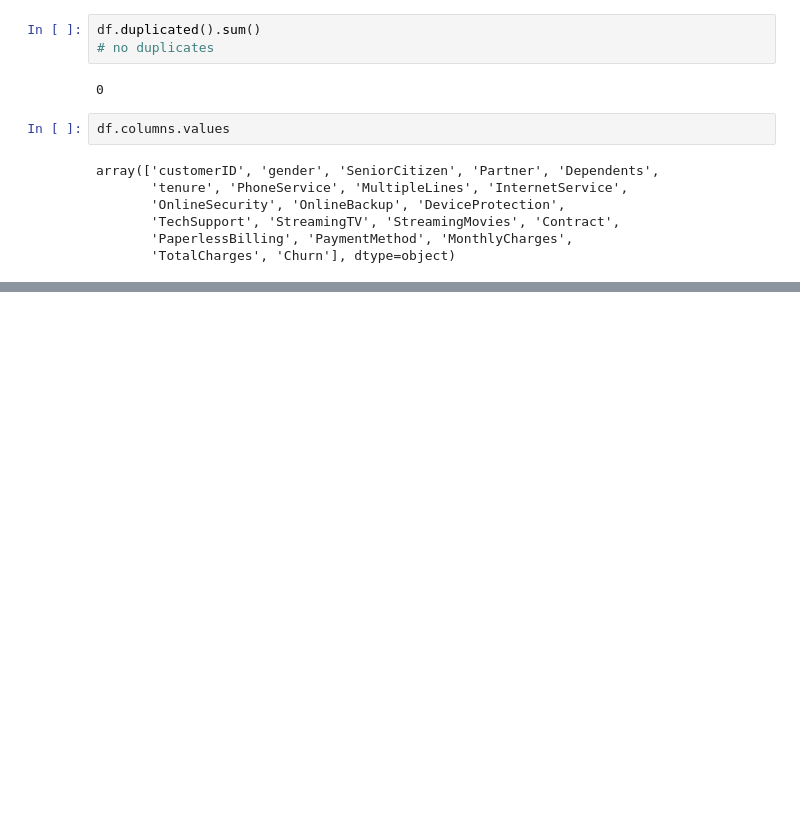
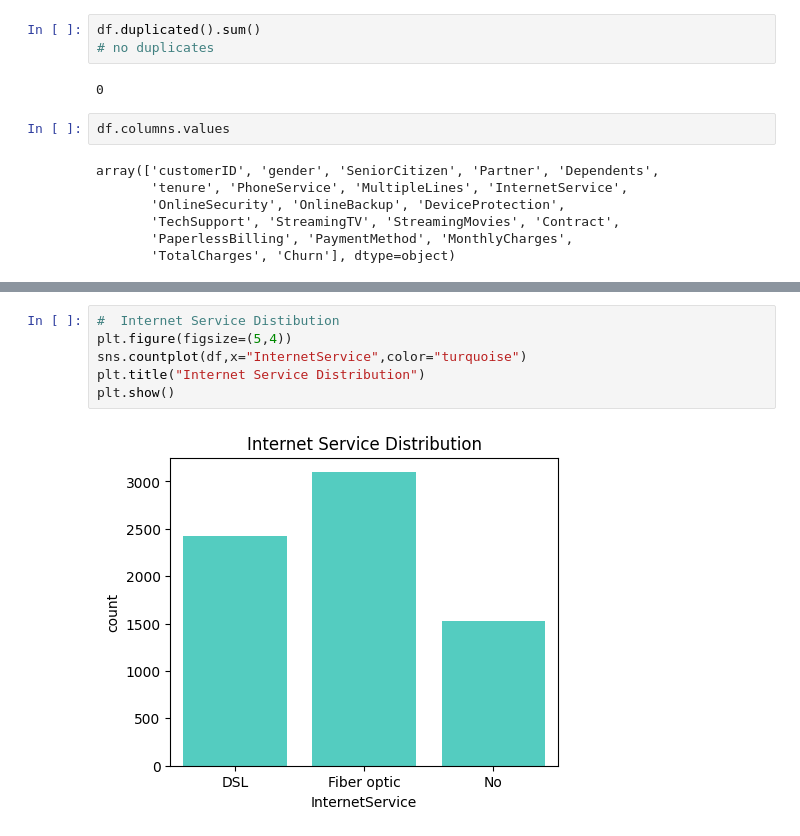
Before and after one commit to UmymaM/ml-dl-cv-fundamentals, a Jupyter notebook: customer-churn-prediction/eda.ipynb, the cells around one changed output, grey strips where cells are left out. Drawn from its saved outputs; the diff is of its cells as text; blank space fills up the shorter version.

```diff
--- a/customer-churn-prediction/eda.ipynb
+++ b/customer-churn-prediction/eda.ipynb
@@ -118,0 +191,8 @@ array(['customerID', 'gender', 'SeniorCitizen', 'Partner', 'Dependents',
+# %%
+#  Internet Service Distibution
+plt.figure(figsize=(5,4))
+sns.countplot(df,x="InternetService",color="turquoise")
+plt.title("Internet Service Distribution")
+plt.show()
+# %% [output]
+[figure, added]
```
Also changed, not shown: parts of 15 cells of this notebook.
